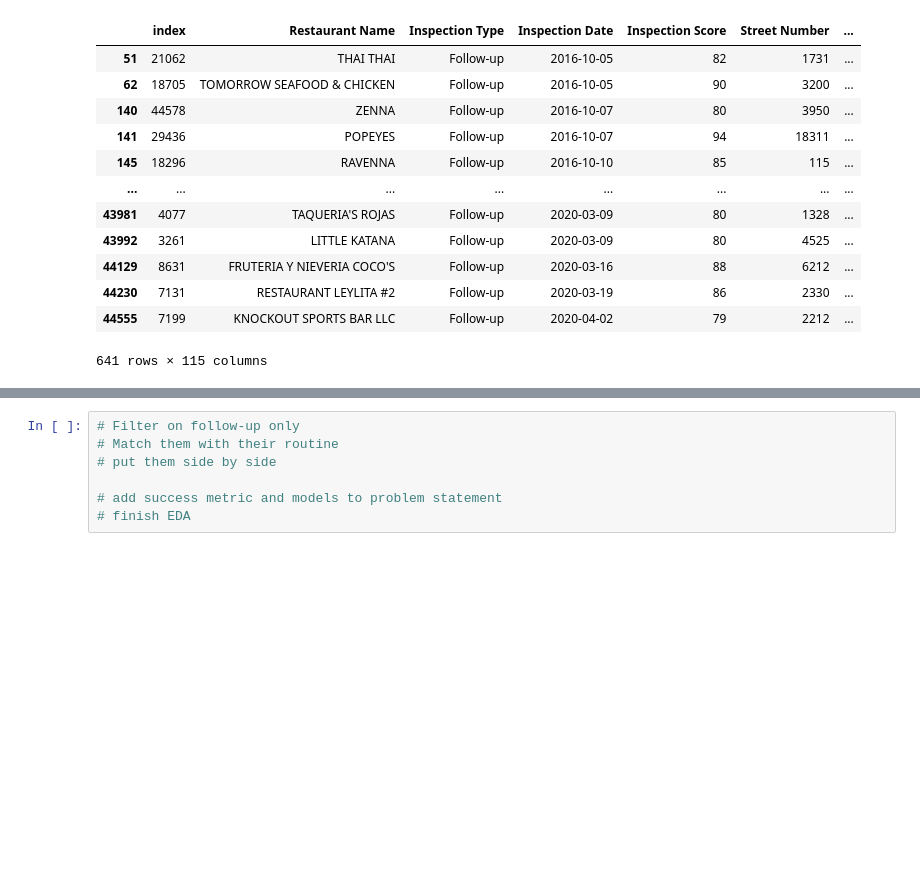
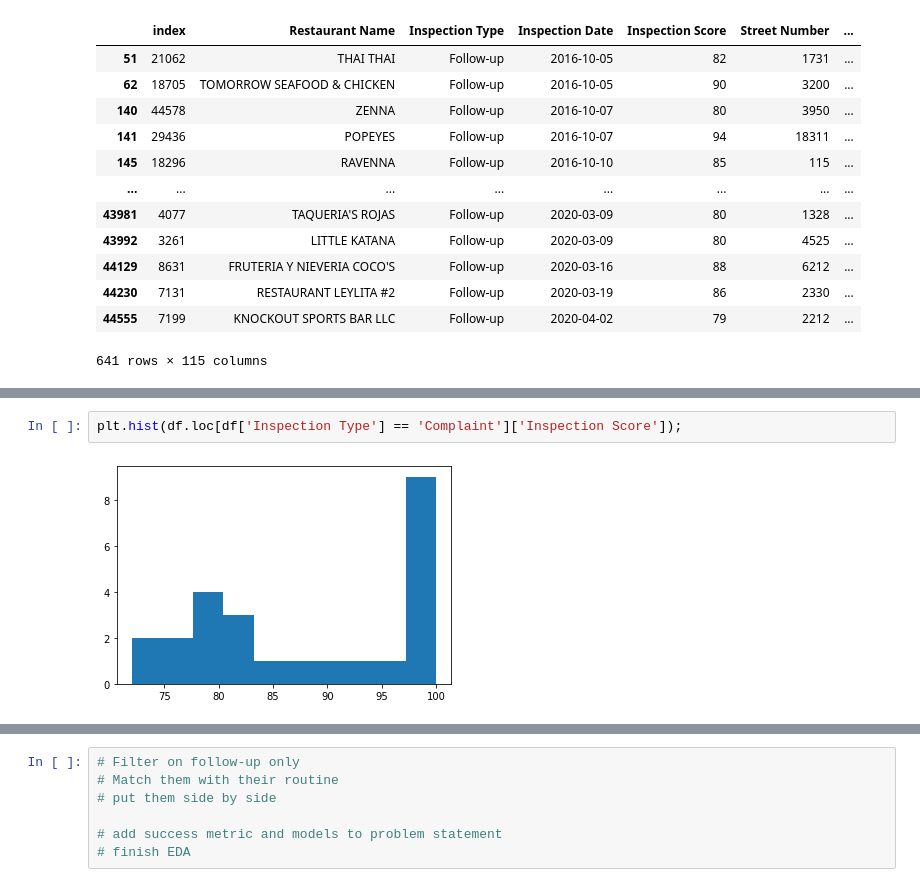
Before and after one commit to BLGreenspan/Capstone, a Jupyter notebook: Capstone Code.ipynb, the cells around one changed output, grey strips where cells are left out. Saved outputs shown, nothing was run; the diff lists cells and outputs as text; blank space fills up the shorter version.

```diff
--- a/Capstone Code.ipynb
+++ b/Capstone Code.ipynb
@@ -148,0 +311,4 @@ follow_ups_df
+# %%
+plt.hist(df.loc[df['Inspection Type'] == 'Complaint']['Inspection Score']);
+# %% [output]
+[figure, added]
```
Also changed, not shown: parts of 21 cells of this notebook.
